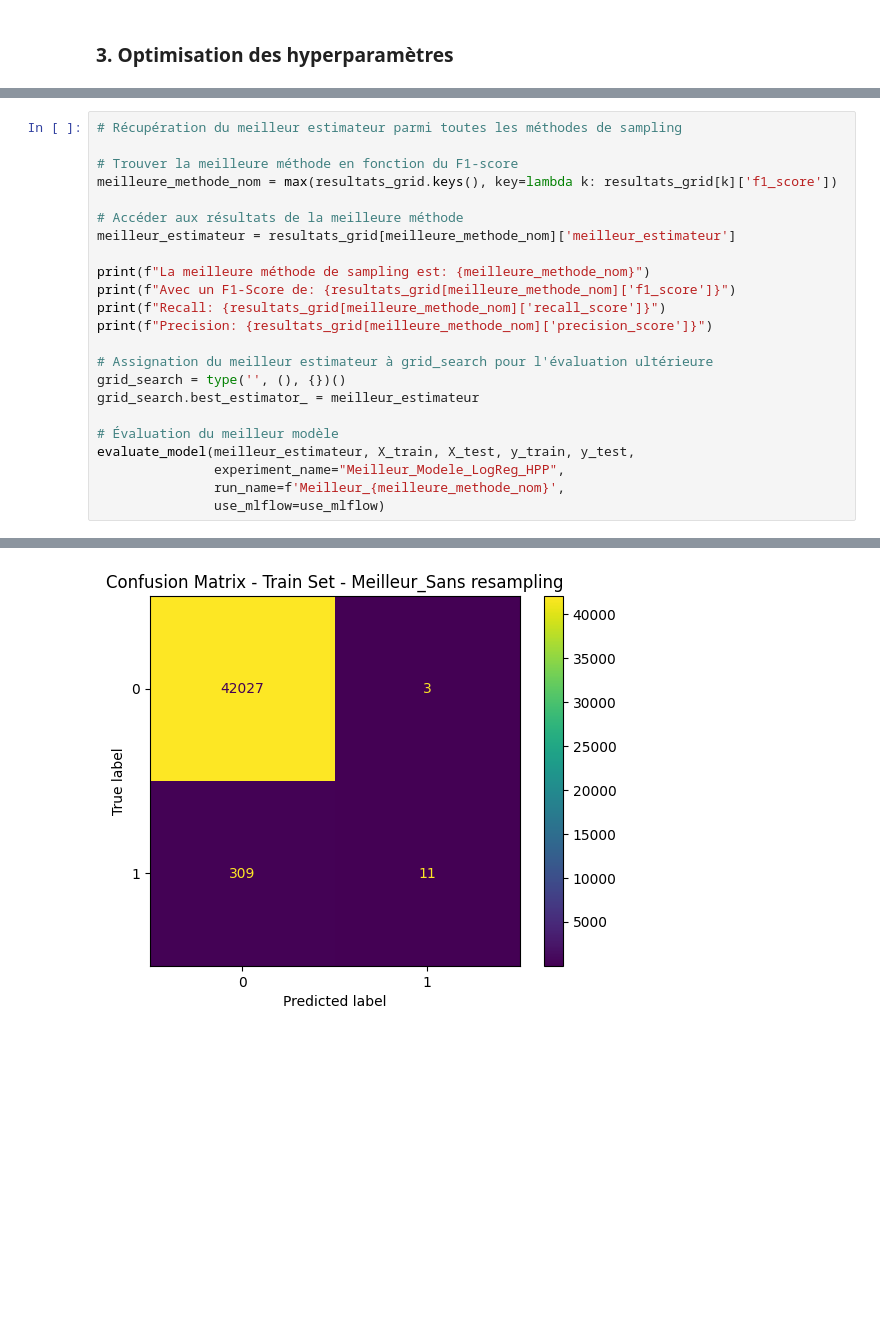
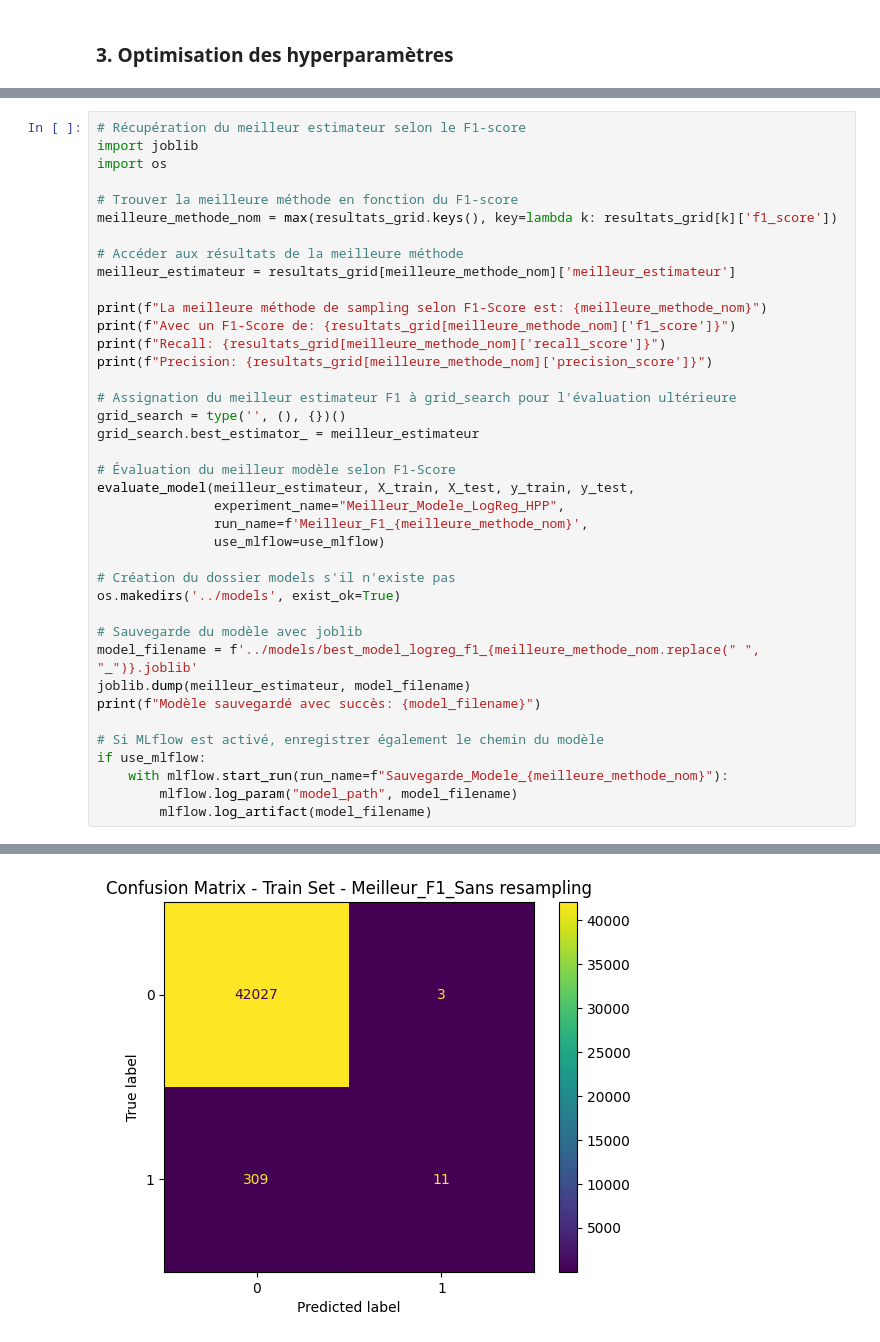
Before and after one commit to thibautmodrin/Jedha_Full_Stack_HPP_Prediction, a Jupyter notebook: 01_Notebooks/03_Model_LogReg.ipynb, the cells around one changed output, grey strips where cells are left out. Saved outputs shown, nothing was run; the diff lists cells and outputs as text; blank space fills up the shorter version.

```diff
--- a/01_Notebooks/03_Model_LogReg.ipynb
+++ b/01_Notebooks/03_Model_LogReg.ipynb
@@ -908,6 +921,8 @@ Paramètres optimaux: {}
 [figure]
 # %%
-# Récupération du meilleur estimateur parmi toutes les méthodes de sampling
+# Récupération du meilleur estimateur selon le F1-score
+import joblib
+import os
 
 # Trouver la meilleure méthode en fonction du F1-score
 meilleure_methode_nom = max(resultats_grid.keys(), key=lambda k: resultats_grid[k]['f1_score'])
@@ -915,18 +930,32 @@ meilleure_methode_nom = max(resultats_grid.keys(), key=lambda k: resultats_grid[
 # Accéder aux résultats de la meilleure méthode
 meilleur_estimateur = resultats_grid[meilleure_methode_nom]['meilleur_estimateur']
 
-print(f"La meilleure méthode de sampling est: {meilleure_methode_nom}")
+print(f"La meilleure méthode de sampling selon F1-Score est: {meilleure_methode_nom}")
 print(f"Avec un F1-Score de: {resultats_grid[meilleure_methode_nom]['f1_score']}")
 print(f"Recall: {resultats_grid[meilleure_methode_nom]['recall_score']}")
 print(f"Precision: {resultats_grid[meilleure_methode_nom]['precision_score']}")
 
-# Assignation du meilleur estimateur à grid_search pour l'évaluation ultérieure
+# Assignation du meilleur estimateur F1 à grid_search pour l'évaluation ultérieure
 grid_search = type('', (), {})()
 grid_search.best_estimator_ = meilleur_estimateur
 
-# Évaluation du meilleur modèle
+# Évaluation du meilleur modèle selon F1-Score
 evaluate_model(meilleur_estimateur, X_train, X_test, y_train, y_test,
                experiment_name="Meilleur_Modele_LogReg_HPP",
-               run_name=f'Meilleur_{meilleure_methode_nom}',
+               run_name=f'Meilleur_F1_{meilleure_methode_nom}',
                use_mlflow=use_mlflow)
+
+# Création du dossier models s'il n'existe pas
+os.makedirs('../models', exist_ok=True)
+
+# Sauvegarde du modèle avec joblib
+model_filename = f'../models/best_model_logreg_f1_{meilleure_methode_nom.replace(" ", "_")}.joblib'
+joblib.dump(meilleur_estimateur, model_filename)
+print(f"Modèle sauvegardé avec succès: {model_filename}")
+
+# Si MLflow est activé, enregistrer également le chemin du modèle
+if use_mlflow:
+    with mlflow.start_run(run_name=f"Sauvegarde_Modele_{meilleure_methode_nom}"):
+        mlflow.log_param("model_path", model_filename)
+        mlflow.log_artifact(model_filename)
 # %% [output]
@@ -934,4 +963,4 @@ La meilleure méthode de sampling est: Sans resampling
 Avec un F1-Score de: 0.05373932476654163
 Recall: 0.028125
 Precision: 0.65
-[figure, old version]
+[figure, new version]
```
Also changed, not shown: parts of 4 cells of this notebook, 3 other files.
